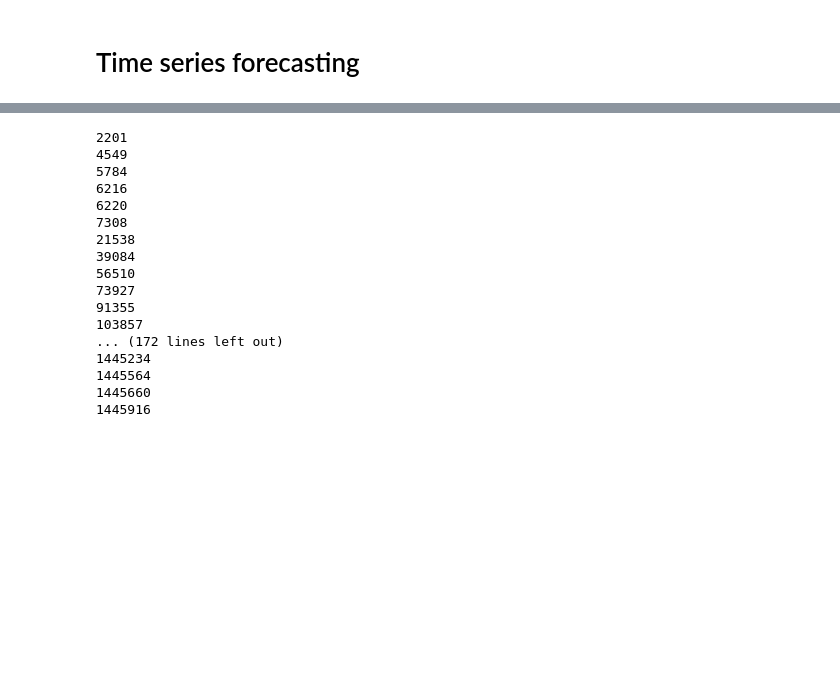
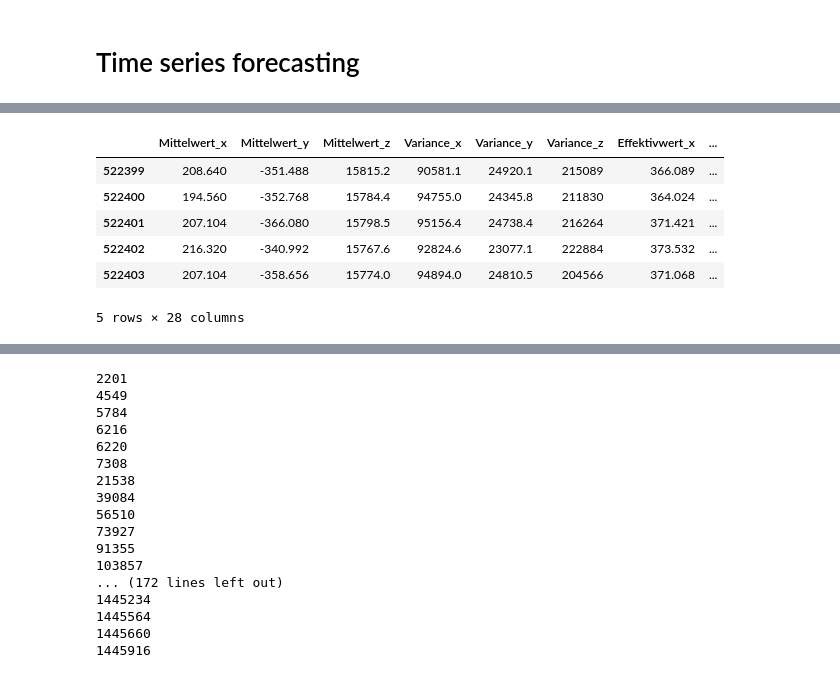
Before and after one commit to lian333/thesis, a Jupyter notebook: Dataanalyse/data_analyse.ipynb, the cells around one changed output, grey strips where cells are left out. Drawn from its saved outputs; the diff is of its cells as text; code cells hidden in the pictures; blank space fills up the shorter version.

```diff
--- a/Dataanalyse/data_analyse.ipynb
+++ b/Dataanalyse/data_analyse.ipynb
@@ -607,0 +593,3 @@ length
+# %%
+timetitle=df.columns[-1]
+df[timetitle]
@@ -607,0 +617,11 @@ length
+# %%
+data=df[df[timetitle]==df[timetitle][522399]]
+data.head()
+# %% [output]
+|  | Mittelwert_x | Mittelwert_y | Mittelwert_z | Variance_x | Variance_y | Variance_z | Effektivwert_x | ... |
+| 522399 | 208.640 | -351.488 | 15815.2 | 90581.1 | 24920.1 | 215089 | 366.089 | ... |
+| 522400 | 194.560 | -352.768 | 15784.4 | 94755.0 | 24345.8 | 211830 | 364.024 | ... |
+| 522401 | 207.104 | -366.080 | 15798.5 | 95156.4 | 24738.4 | 216264 | 371.421 | ... |
+| 522402 | 216.320 | -340.992 | 15767.6 | 92824.6 | 23077.1 | 222884 | 373.532 | ... |
+| 522403 | 207.104 | -358.656 | 15774.0 | 94894.0 | 24810.5 | 204566 | 371.068 | ... |
+5 rows × 28 columns
```
Also changed, not shown: parts of 19 cells of this notebook, 1 other file.
